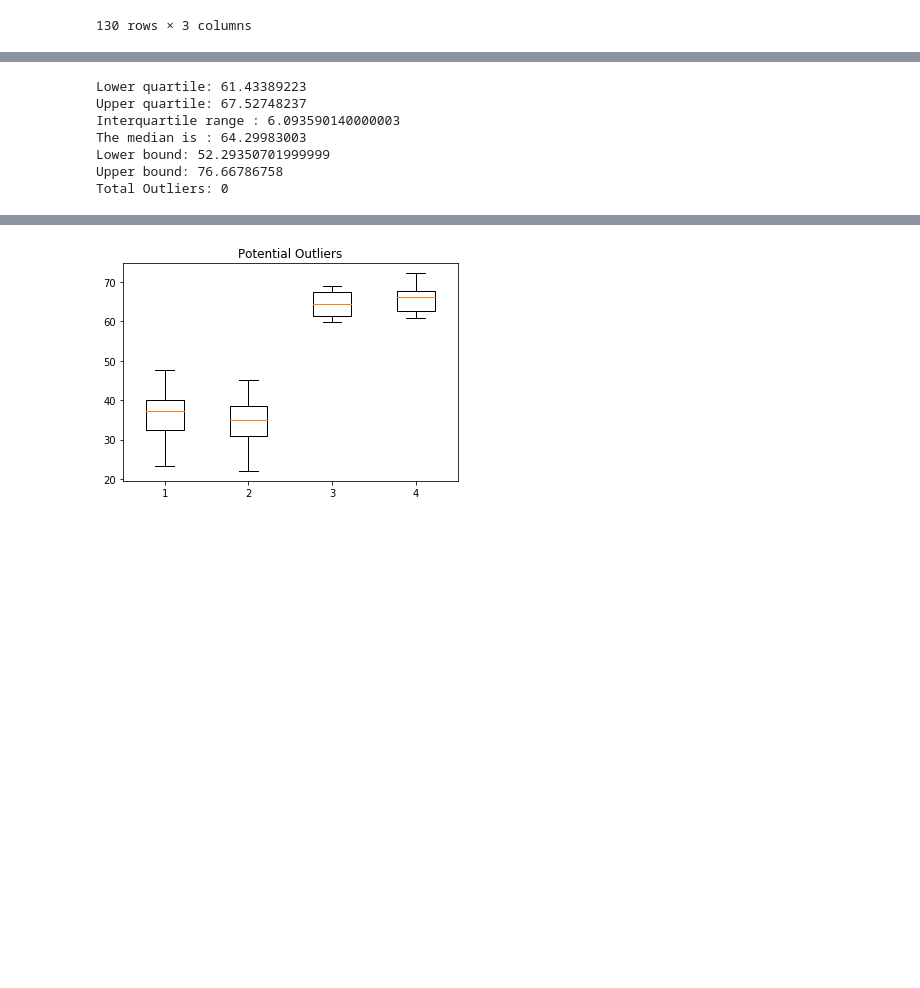
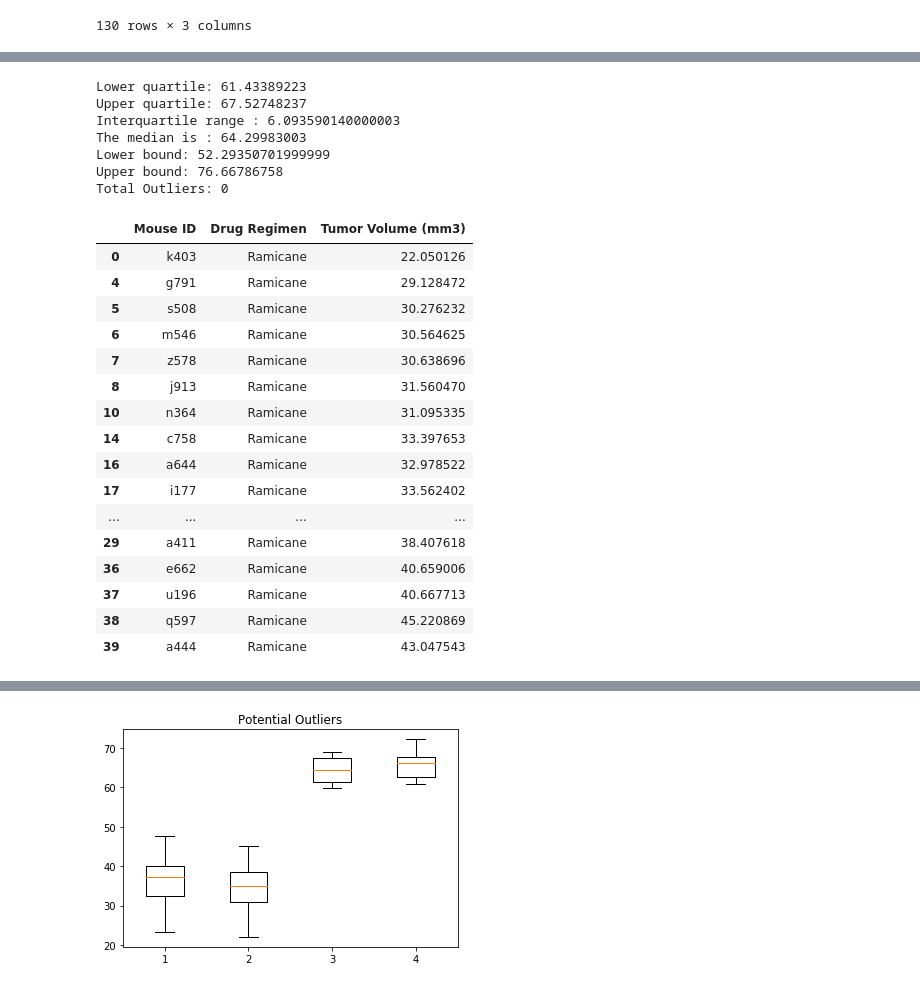
Before and after one commit to arroyopablo83/Matplotlib-Homework, a Jupyter notebook: 02-Homework_05-Matplotlib_Instructions_Pymaceuticals_pymaceuticals_starter.ipynb, the cells around one changed output, grey strips where cells are left out. Drawn from its saved outputs; the diff is of its cells as text; code cells hidden in the pictures; blank space fills up the shorter version.

```diff
--- a/02-Homework_05-Matplotlib_Instructions_Pymaceuticals_pymaceuticals_starter.ipynb
+++ b/02-Homework_05-Matplotlib_Instructions_Pymaceuticals_pymaceuticals_starter.ipynb
@@ -262,34 +294,51 @@ ceftamin = pablo2[pablo2["Drug Regimen"] == "Ceftamin"]
 
 quartiles = ceftamin["Tumor Volume (mm3)"].quantile([.25,.5,.75])
 lowerqr = quartiles[.25]
 upperqr = quartiles[.75]
 iqrr = upperqr - lowerqr
 
 lowerbr = lowerqr - (1.5* iqrr)
 upperbr = upperqr + (1.5*iqrr)
 
 
 outliers1 = ceftamin[ceftamin["Tumor Volume (mm3)"] < lowerbr]
 outliers2 = ceftamin[ceftamin["Tumor Volume (mm3)"] > upperbr]
 outliers = pd.merge(outliers1, outliers2, on="Mouse ID", how ="outer")
 
 print(f"Lower quartile: {lowerqr}")
 print(f"Upper quartile: {upperqr}")
 print(f"Interquartile range : {iqrr}")
 print(f"The median is : {quartiles[0.5]}")
 
 print(f"Lower bound: {lowerbr}")
 print(f"Upper bound: {upperbr}")
 print(f"Total Outliers: {len(outliers)}")
-#ramicane
+ceftamin
 # %% [output]
 Lower quartile: 61.43389223
 Upper quartile: 67.52748237
 Interquartile range : 6.093590140000003
 The median is : 64.29983003
 Lower bound: 52.29350701999999
 Upper bound: 76.66786758
 Total Outliers: 0
+|  | Mouse ID | Drug Regimen | Tumor Volume (mm3) |
+| 0 | k403 | Ramicane | 22.050126 |
+| 4 | g791 | Ramicane | 29.128472 |
+| 5 | s508 | Ramicane | 30.276232 |
+| 6 | m546 | Ramicane | 30.564625 |
+| 7 | z578 | Ramicane | 30.638696 |
+| 8 | j913 | Ramicane | 31.560470 |
+| 10 | n364 | Ramicane | 31.095335 |
+| 14 | c758 | Ramicane | 33.397653 |
+| 16 | a644 | Ramicane | 32.978522 |
+| 17 | i177 | Ramicane | 33.562402 |
+| ... | ... | ... | ... |
+| 29 | a411 | Ramicane | 38.407618 |
+| 36 | e662 | Ramicane | 40.659006 |
+| 37 | u196 | Ramicane | 40.667713 |
+| 38 | q597 | Ramicane | 45.220869 |
+| 39 | a444 | Ramicane | 43.047543 |
 # %%
 #Infubinol
 infubinol = pablo2[pablo2["Drug Regimen"] == "Infubinol"]
```
Also changed, not shown: parts of 4 cells of this notebook.
